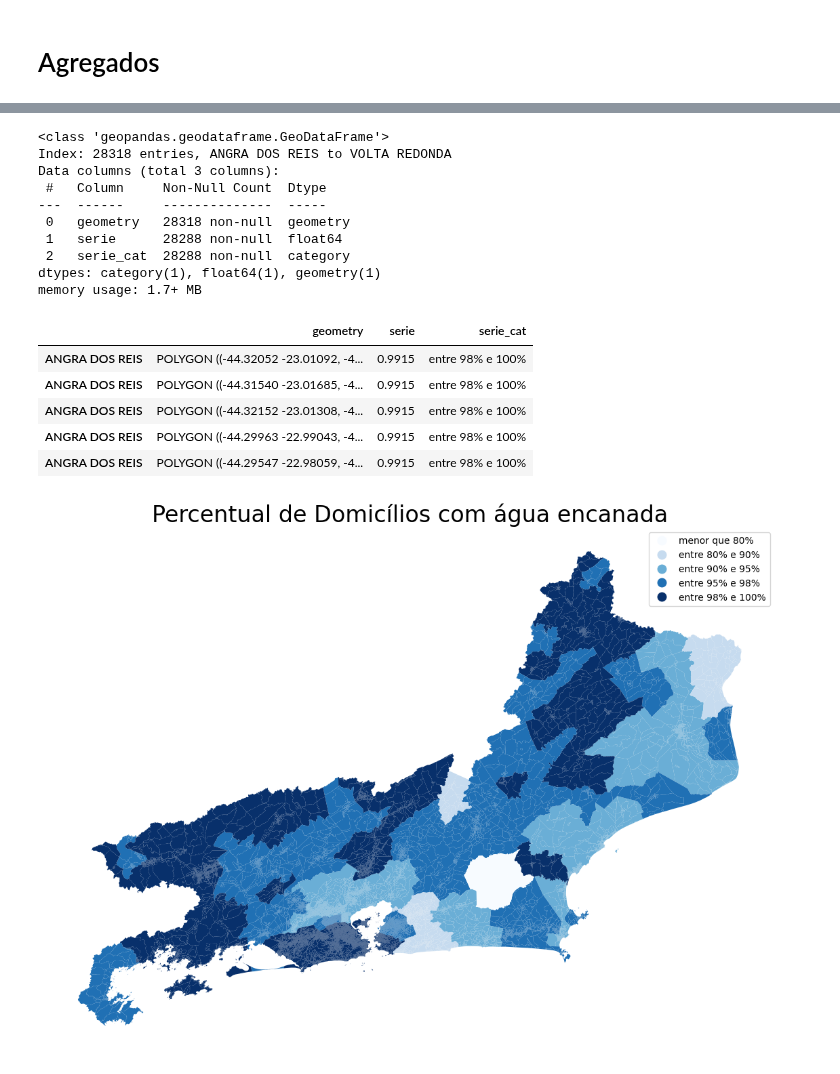
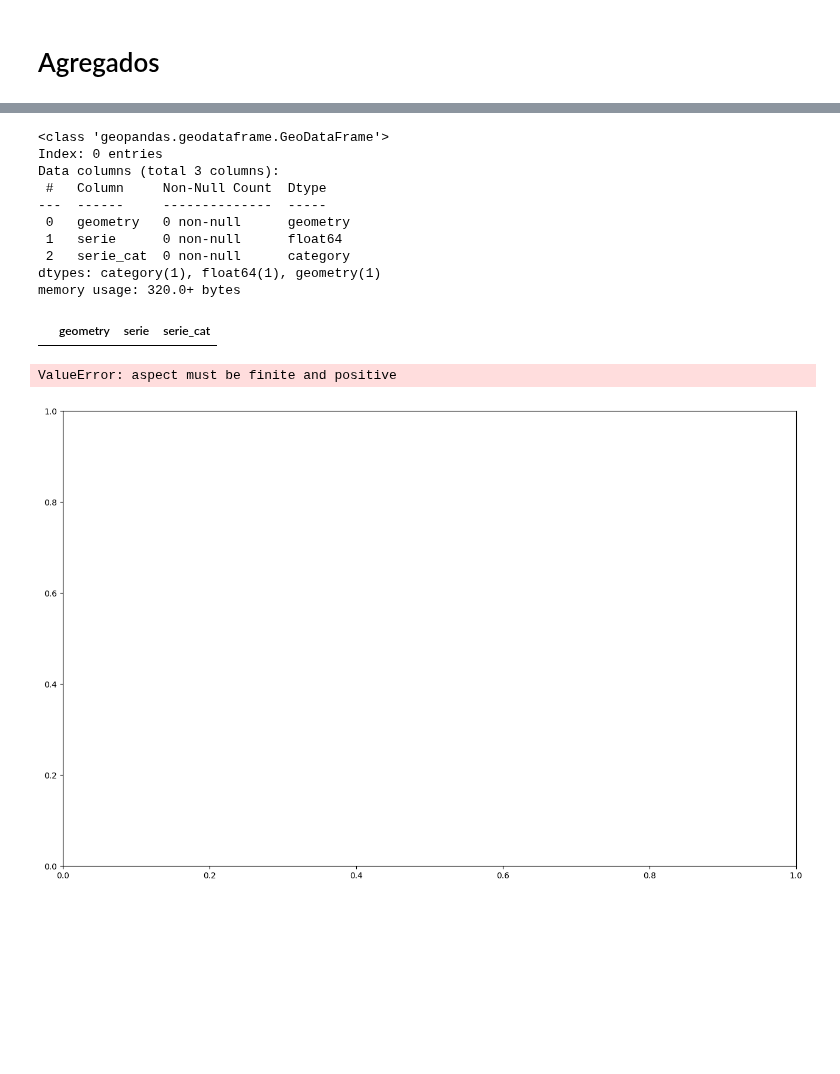
Before and after one commit to GDevigili/TCC-IBGE, a Jupyter notebook: src/data-vis/estudo-de-caso.ipynb, the cells around one changed output, grey strips where cells are left out. Cells and saved outputs as stored; diff of their text form; code cells hidden in the pictures; blank space fills up the shorter version.

Commit message:
More tests with the graphics

```diff
--- a/src/data-vis/estudo-de-caso.ipynb
+++ b/src/data-vis/estudo-de-caso.ipynb
@@ -392,5 +418,6 @@ df_agregado
 # %%
-gdf_rio_filter_agg = gdf_rio[['geometry', 'NM_MUNICIP']].set_index('NM_MUNICIP')
+gdf_rio = gdf[gdf['NM_MUNICIP'] == 'RIO DE JANEIRO']
+gdf_rio_filter_agg = gdf_rio[['geometry', 'NM_BAIRRO']].set_index('NM_BAIRRO')
 gdf_agg_join = gdf_rio_filter_agg.join(df_agregado.set_index('localidade_nome'), how='inner')
 
 # Define the bins and labels
@@ -405,29 +432,25 @@ gdf_agg_join.info()
 gdf_agg_join.head()
 # %% [output]
 <class 'geopandas.geodataframe.GeoDataFrame'>
-Index: 28318 entries, ANGRA DOS REIS to VOLTA REDONDA
+Index: 0 entries
 Data columns (total 3 columns):
  #   Column     Non-Null Count  Dtype
 ---  ------     --------------  -----
- 0   geometry   28318 non-null  geometry
- 1   serie      28288 non-null  float64
- 2   serie_cat  28288 non-null  category
+ 0   geometry   0 non-null      geometry
+ 1   serie      0 non-null      float64
+ 2   serie_cat  0 non-null      category
 dtypes: category(1), float64(1), geometry(1)
-memory usage: 1.7+ MB
+memory usage: 320.0+ bytes
 |  | geometry | serie | serie_cat |
-| ANGRA DOS REIS | POLYGON ((-44.32052 -23.01092, -4... | 0.9915 | entre 98% e 100% |
-| ANGRA DOS REIS | POLYGON ((-44.31540 -23.01685, -4... | 0.9915 | entre 98% e 100% |
-| ANGRA DOS REIS | POLYGON ((-44.32152 -23.01308, -4... | 0.9915 | entre 98% e 100% |
-| ANGRA DOS REIS | POLYGON ((-44.29963 -22.99043, -4... | 0.9915 | entre 98% e 100% |
-| ANGRA DOS REIS | POLYGON ((-44.29547 -22.98059, -4... | 0.9915 | entre 98% e 100% |
 # %%
 plot_map(
     gdf_agg_join,
-    column=var + '_cat',  # make sure var is a valid column in gdf_agg_join
+    column='serie_cat',  # make sure var is a valid column in gdf_agg_join
     title='Percentual de Domicílios com água encanada',
     cmap='Blues',
     alpha=1,
     figsize=(16, 10)
 )
 # %% [output]
+ValueError: aspect must be finite and positive
-[figure, old version]
+[figure, new version]
```
Also changed, not shown: parts of 6 cells of this notebook, 2 other files.
